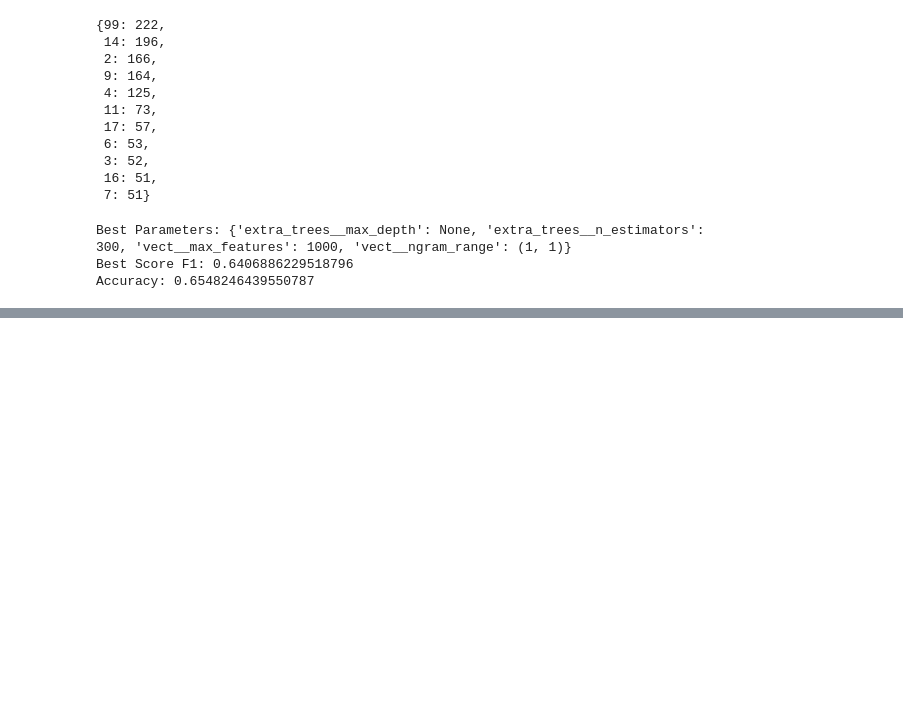
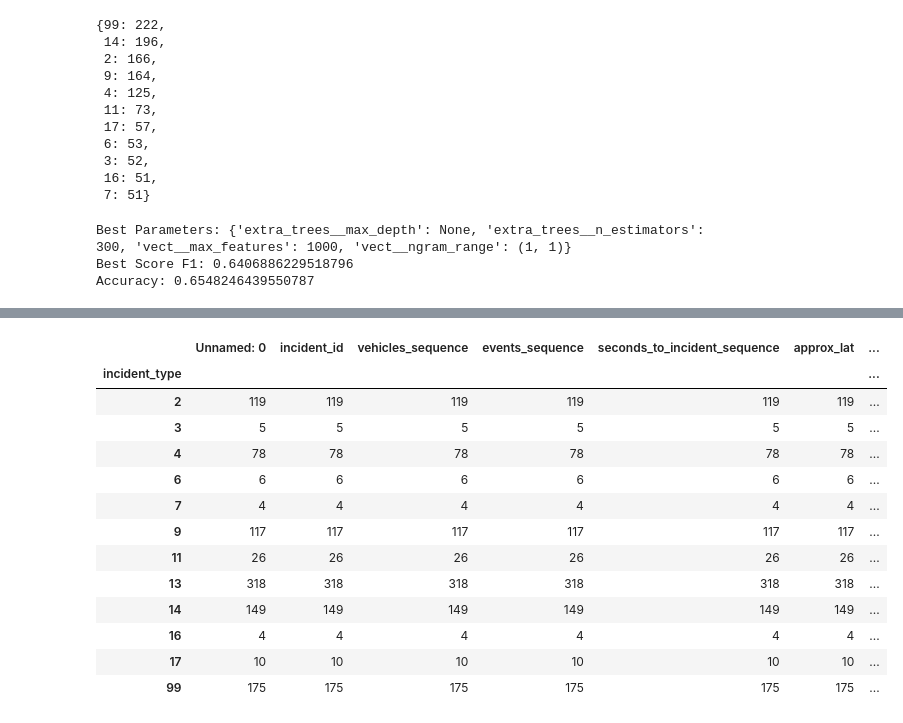
Before and after one commit to stef4k/train-maintenance-data-mining, a Jupyter notebook: text_classification.ipynb, the cells around one changed output, grey strips where cells are left out. Cells and saved outputs as stored; diff of their text form; code cells hidden in the pictures; blank space fills up the shorter version.

```diff
--- a/text_classification.ipynb
+++ b/text_classification.ipynb
@@ -323,4 +341,21 @@ for i, (events, seconds_to_incident_sequence) in tqdm(enumerate(zip(df["events_s
     events_pre_incident.append(pre_incidents)
     events_post_incident.append(post_incidents)
     events_list.append(event_seq)
+# %%
+df.groupby("incident_type").count()
+# %% [output]
+|  | Unnamed: 0 | incident_id | vehicles_sequence | events_sequence | seconds_to_incident_sequence | approx_lat | ... |
+| incident_type |  |  |  |  |  |  | ... |
+| 2 | 119 | 119 | 119 | 119 | 119 | 119 | ... |
+| 3 | 5 | 5 | 5 | 5 | 5 | 5 | ... |
+| 4 | 78 | 78 | 78 | 78 | 78 | 78 | ... |
+| 6 | 6 | 6 | 6 | 6 | 6 | 6 | ... |
+| 7 | 4 | 4 | 4 | 4 | 4 | 4 | ... |
+| 9 | 117 | 117 | 117 | 117 | 117 | 117 | ... |
+| 11 | 26 | 26 | 26 | 26 | 26 | 26 | ... |
+| 13 | 318 | 318 | 318 | 318 | 318 | 318 | ... |
+| 14 | 149 | 149 | 149 | 149 | 149 | 149 | ... |
+| 16 | 4 | 4 | 4 | 4 | 4 | 4 | ... |
+| 17 | 10 | 10 | 10 | 10 | 10 | 10 | ... |
+| 99 | 175 | 175 | 175 | 175 | 175 | 175 | ... |
 # %%
```
Also changed, not shown: parts of 6 cells of this notebook.
